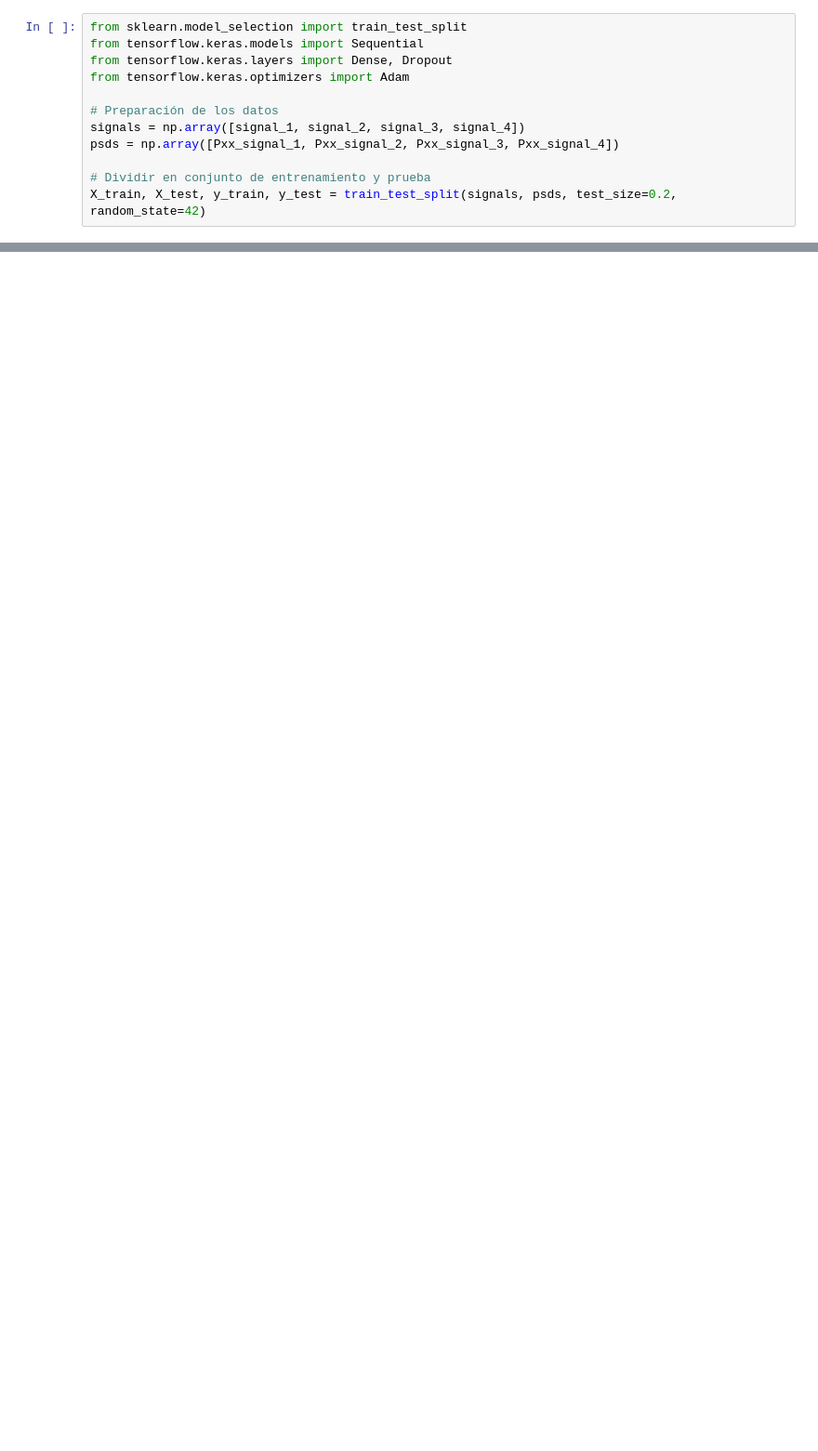
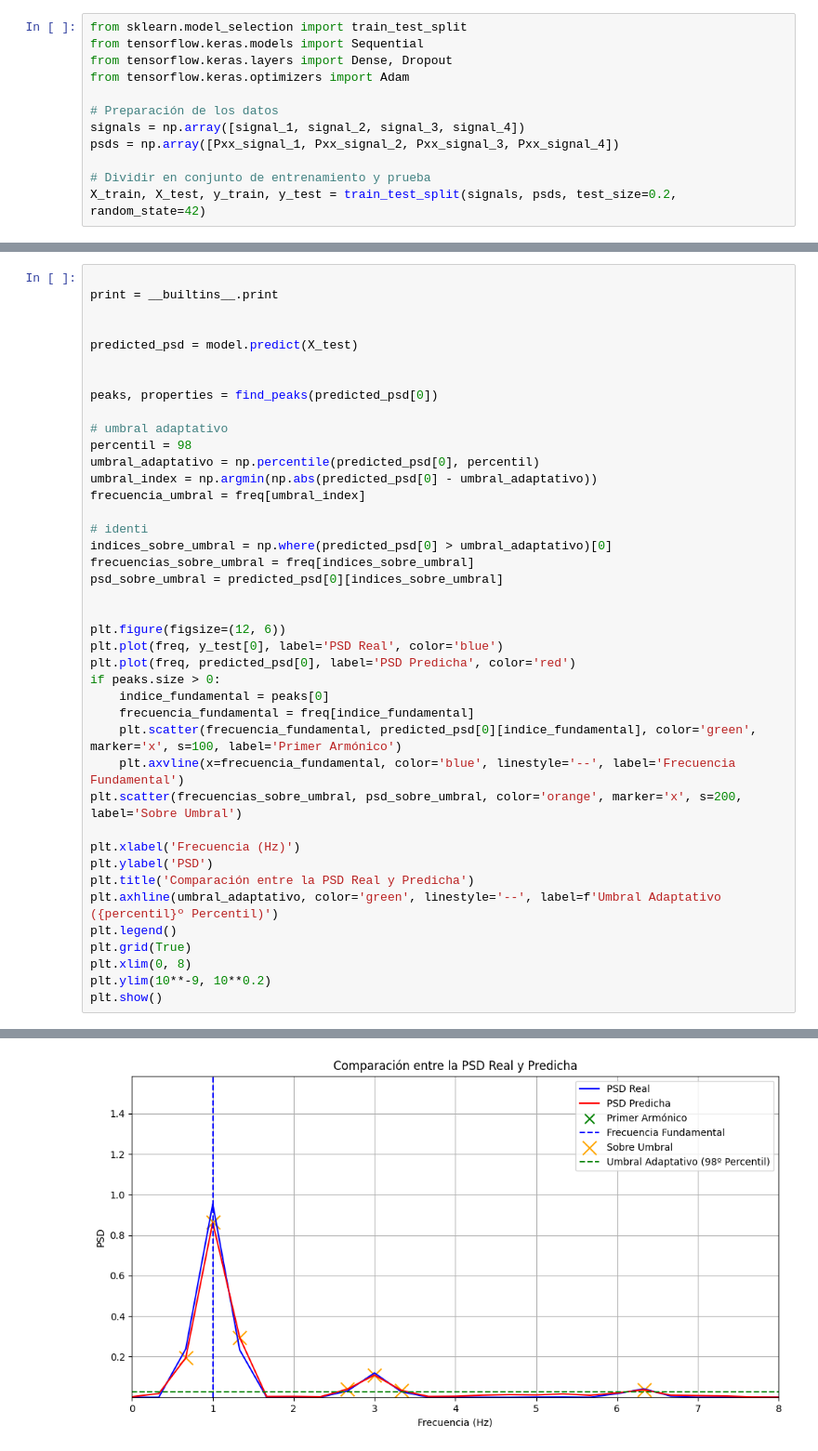
Before and after one commit to Edward1304/Signals-Theory-Edward, a Jupyter notebook: Predict_PSD_NN_MLP.ipynb, the cells around one changed output, grey strips where cells are left out. Shown at 93% size. Cells and saved outputs as stored; diff of their text form; blank space fills up the shorter version.

Commit message:
Predict done

```diff
--- a/Predict_PSD_NN_MLP.ipynb
+++ b/Predict_PSD_NN_MLP.ipynb
@@ -164,0 +166,42 @@ plt.show()
+# %%
+
+print = __builtins__.print
+
+
+predicted_psd = model.predict(X_test)
+
+
+peaks, properties = find_peaks(predicted_psd[0])
+
+# umbral adaptativo
+percentil = 98
+umbral_adaptativo = np.percentile(predicted_psd[0], percentil)
+umbral_index = np.argmin(np.abs(predicted_psd[0] - umbral_adaptativo))
+frecuencia_umbral = freq[umbral_index]
+
+# identi
+indices_sobre_umbral = np.where(predicted_psd[0] > umbral_adaptativo)[0]
+frecuencias_sobre_umbral = freq[indices_sobre_umbral]
+psd_sobre_umbral = predicted_psd[0][indices_sobre_umbral]
+
+
+plt.figure(figsize=(12, 6))
+plt.plot(freq, y_test[0], label='PSD Real', color='blue')
+plt.plot(freq, predicted_psd[0], label='PSD Predicha', color='red')
+if peaks.size > 0:
+    indice_fundamental = peaks[0]
+    frecuencia_fundamental = freq[indice_fundamental]
+    plt.scatter(frecuencia_fundamental, predicted_psd[0][indice_fundamental], color='green', marker='x', s=100, label='Primer Armónico')
+    plt.axvline(x=frecuencia_fundamental, color='blue', linestyle='--', label='Frecuencia Fundamental')
+plt.scatter(frecuencias_sobre_umbral, psd_sobre_umbral, color='orange', marker='x', s=200, label='Sobre Umbral')
+
+plt.xlabel('Frecuencia (Hz)')
+plt.ylabel('PSD')
+plt.title('Comparación entre la PSD Real y Predicha')
+plt.axhline(umbral_adaptativo, color='green', linestyle='--', label=f'Umbral Adaptativo ({percentil}º Percentil)')
+plt.legend()
+plt.grid(True)
+plt.xlim(0, 8)
+plt.ylim(10**-9, 10**0.2)
+plt.show()
+# %% [output]
@@ -164,0 +209 @@ plt.show()
+[figure, added]
```
Also changed, not shown: parts of 20 cells of this notebook.
